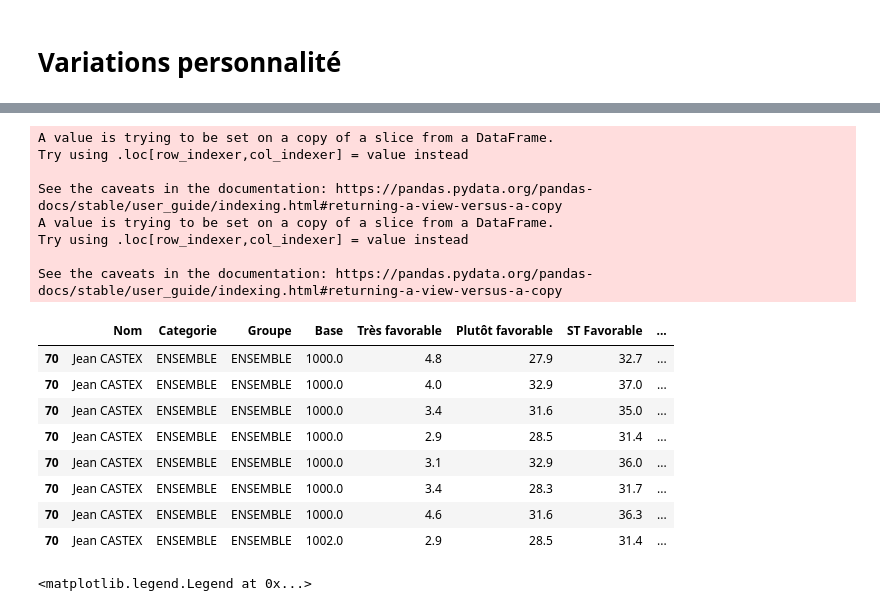
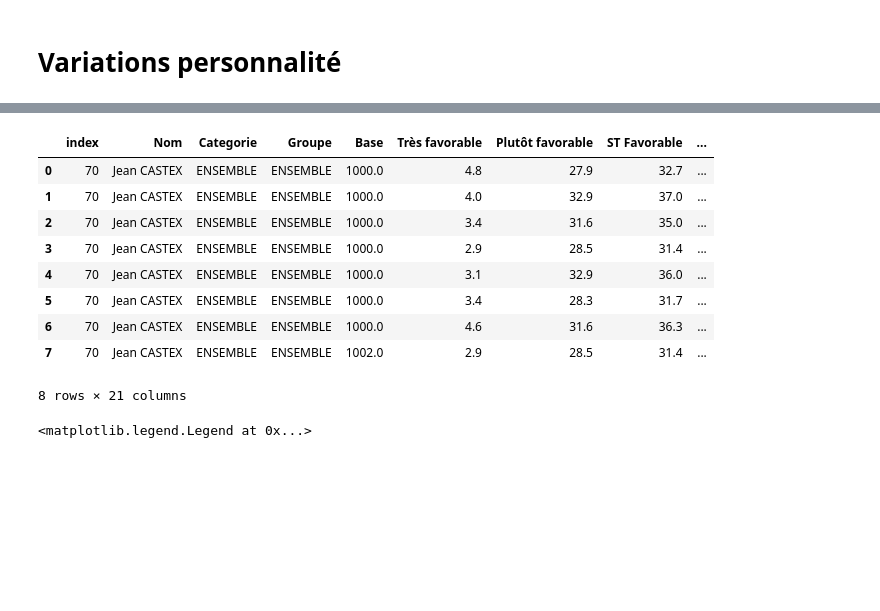
Before and after one commit to NyxAether/mesure_instituts_sondage, a Jupyter notebook: ipsos/ipsos_summary.ipynb, the cells around one changed output, grey strips where cells are left out. Saved outputs shown, nothing was run; the diff lists cells and outputs as text; code cells hidden in the pictures; blank space fills up the shorter version.

```diff
--- a/ipsos/ipsos_summary.ipynb
+++ b/ipsos/ipsos_summary.ipynb
@@ -310,28 +316,21 @@ STFIPdGPC                  600
 Name: Groupe, dtype: int64
 # %%
 nom='Jean CASTEX'
-data_pers=data_f[(data_f.Nom==nom) & (data_f.Groupe=='ENSEMBLE')]
+data_pers=data_f[(data_f.Nom==nom) & (data_f.Groupe=='ENSEMBLE')].reset_index()
 data_pers['Erreur favorable']=error_p(data_pers['ST Favorable']/100,data_pers.Base)*100
 data_pers['Erreur défavorable']=error_p(data_pers['ST Défavorable']/100,data_pers.Base)*100
 data_pers
 # %% [output]
+|  | index | Nom | Categorie | Groupe | Base | Très favorable | Plutôt favorable | ST Favorable | ... |
+| 0 | 70 | Jean CASTEX | ENSEMBLE | ENSEMBLE | 1000.0 | 4.8 | 27.9 | 32.7 | ... |
+| 1 | 70 | Jean CASTEX | ENSEMBLE | ENSEMBLE | 1000.0 | 4.0 | 32.9 | 37.0 | ... |
+| 2 | 70 | Jean CASTEX | ENSEMBLE | ENSEMBLE | 1000.0 | 3.4 | 31.6 | 35.0 | ... |
+| 3 | 70 | Jean CASTEX | ENSEMBLE | ENSEMBLE | 1000.0 | 2.9 | 28.5 | 31.4 | ... |
+| 4 | 70 | Jean CASTEX | ENSEMBLE | ENSEMBLE | 1000.0 | 3.1 | 32.9 | 36.0 | ... |
+| 5 | 70 | Jean CASTEX | ENSEMBLE | ENSEMBLE | 1000.0 | 3.4 | 28.3 | 31.7 | ... |
+| 6 | 70 | Jean CASTEX | ENSEMBLE | ENSEMBLE | 1000.0 | 4.6 | 31.6 | 36.3 | ... |
+| 7 | 70 | Jean CASTEX | ENSEMBLE | ENSEMBLE | 1002.0 | 2.9 | 28.5 | 31.4 | ... |
-A value is trying to be set on a copy of a slice from a DataFrame.
-Try using .loc[row_indexer,col_indexer] = value instead
-
-See the caveats in the documentation: https://pandas.pydata.org/pandas-docs/stable/user_guide/indexing.html#returning-a-view-versus-a-copy
-A value is trying to be set on a copy of a slice from a DataFrame.
-Try using .loc[row_indexer,col_indexer] = value instead
-
-See the caveats in the documentation: https://pandas.pydata.org/pandas-docs/stable/user_guide/indexing.html#returning-a-view-versus-a-copy
+8 rows × 21 columns
-|  | Nom | Categorie | Groupe | Base | Très favorable | Plutôt favorable | ST Favorable | ... |
-| 70 | Jean CASTEX | ENSEMBLE | ENSEMBLE | 1000.0 | 4.8 | 27.9 | 32.7 | ... |
-| 70 | Jean CASTEX | ENSEMBLE | ENSEMBLE | 1000.0 | 4.0 | 32.9 | 37.0 | ... |
-| 70 | Jean CASTEX | ENSEMBLE | ENSEMBLE | 1000.0 | 3.4 | 31.6 | 35.0 | ... |
-| 70 | Jean CASTEX | ENSEMBLE | ENSEMBLE | 1000.0 | 2.9 | 28.5 | 31.4 | ... |
-| 70 | Jean CASTEX | ENSEMBLE | ENSEMBLE | 1000.0 | 3.1 | 32.9 | 36.0 | ... |
-| 70 | Jean CASTEX | ENSEMBLE | ENSEMBLE | 1000.0 | 3.4 | 28.3 | 31.7 | ... |
-| 70 | Jean CASTEX | ENSEMBLE | ENSEMBLE | 1000.0 | 4.6 | 31.6 | 36.3 | ... |
-| 70 | Jean CASTEX | ENSEMBLE | ENSEMBLE | 1002.0 | 2.9 | 28.5 | 31.4 | ... |
 # %%
 
 
```
Also changed, not shown: parts of 9 cells of this notebook, 4 other files.
